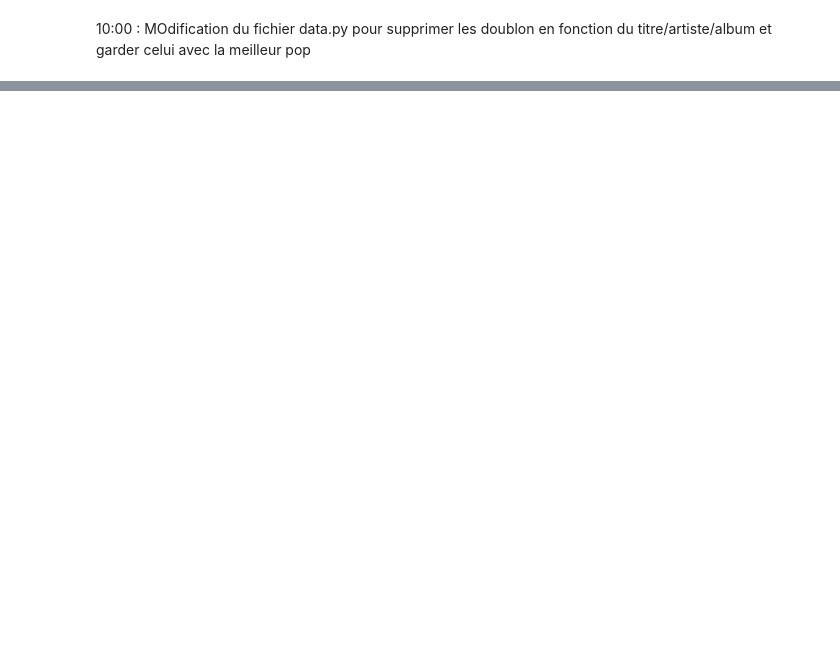
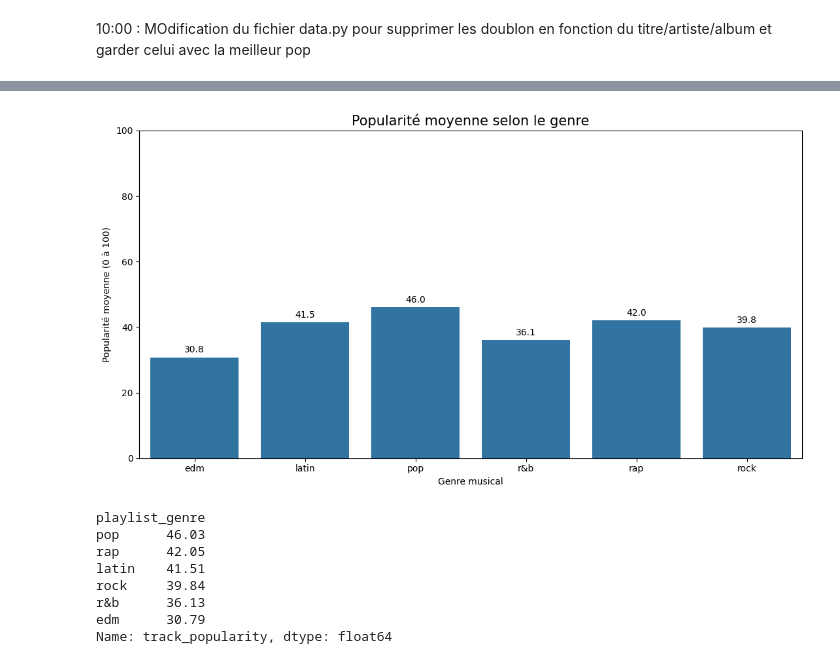
Before and after one commit to Mercure95/Projet-Machine-Learning-n-2---Spotify, a Jupyter notebook: notebooks/01_exploration.ipynb, the cells around one changed output, grey strips where cells are left out. Drawn from its saved outputs; the diff is of its cells as text; code cells hidden in the pictures; blank space fills up the shorter version.

```diff
--- a/notebooks/01_exploration.ipynb
+++ b/notebooks/01_exploration.ipynb
@@ -296,0 +341,39 @@ display(morceaux[colonnes].T)
+# %%
+# =========================================================
+# 5.3 Popularité moyenne par genre
+# =========================================================
+
+popularite_genre = (
+    df_clean.groupby("playlist_genre", observed=True)["track_popularity"]
+    .mean()
+    .sort_values(ascending=False)
+)
+
+plt.figure(figsize=(11, 6))
+
+ax = sns.barplot(
+    x=popularite_genre.index,
+    y=popularite_genre.values
+)
+
+for container in ax.containers:
+    ax.bar_label(container, fmt="%.1f", padding=3)
+
+plt.title("Popularité moyenne selon le genre", fontsize=15)
+plt.xlabel("Genre musical")
+plt.ylabel("Popularité moyenne (0 à 100)")
+plt.ylim(0, 100)
+plt.tight_layout()
+plt.show()
+
+print(popularite_genre.round(2))
+# %% [output]
+[figure, added]
+playlist_genre
+pop      46.03
+rap      42.05
+latin    41.51
+rock     39.84
+r&b      36.13
+edm      30.79
+Name: track_popularity, dtype: float64
```
Also changed, not shown: parts of 18 cells of this notebook, 1 other file.
